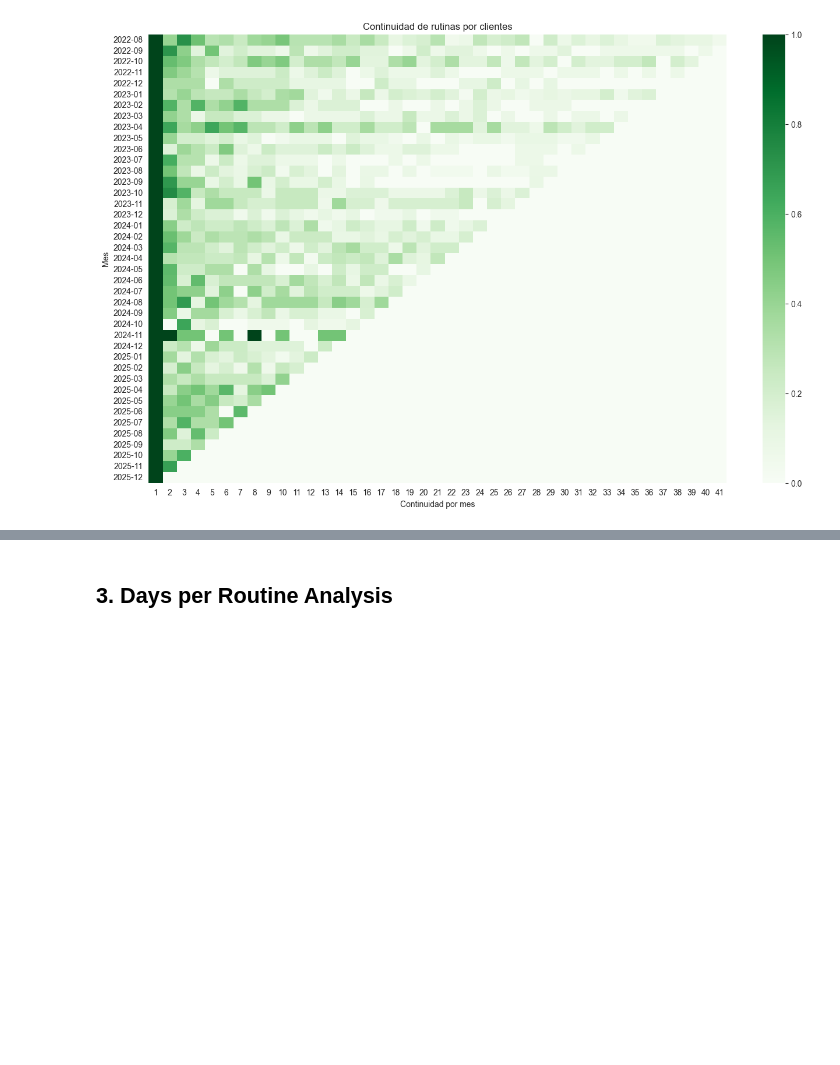
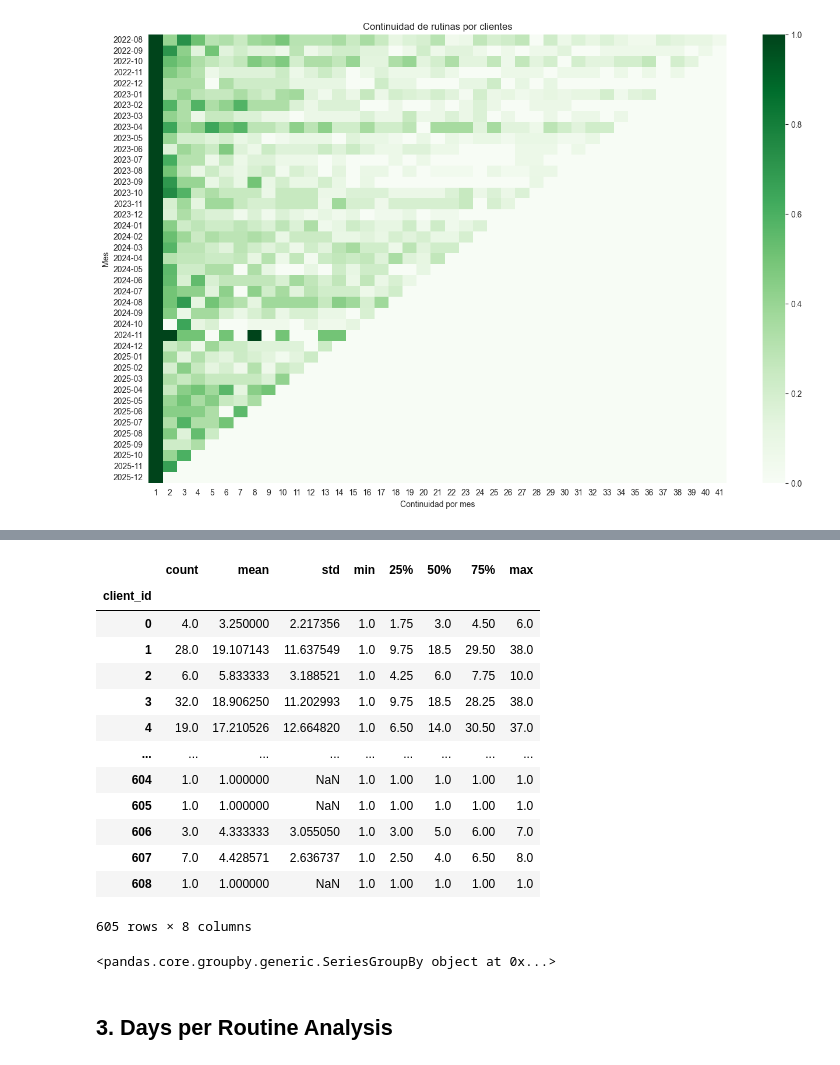
Before and after one commit to alejo-cuello/gym-clients, a Jupyter notebook: notebooks/02_eda_gym_routines_by_month.ipynb, the cells around one changed output, grey strips where cells are left out. Cells and saved outputs as stored; diff of their text form; code cells hidden in the pictures; blank space fills up the shorter version.

```diff
--- a/notebooks/02_eda_gym_routines_by_month.ipynb
+++ b/notebooks/02_eda_gym_routines_by_month.ipynb
@@ -73,3 +73,6 @@ Name: count, dtype: int64
 
 We will perform a cohort analysis to track client retention over time.
 A cohort is defined as a group of users who started their activity in the same month.
+# %%
+df['average_of_days_per_routine'] = df.groupby('client_id')['day'].transform('mean')
+df.sample(5)
@@ -214,3 +163,24 @@ plt.show()
+# %%
+df.groupby('client_id')['cohort_index'].describe()
+# %% [output]
+|  | count | mean | std | min | 25% | 50% | 75% | max |
+| client_id |  |  |  |  |  |  |  |  |
+| 0 | 4.0 | 3.250000 | 2.217356 | 1.0 | 1.75 | 3.0 | 4.50 | 6.0 |
+| 1 | 28.0 | 19.107143 | 11.637549 | 1.0 | 9.75 | 18.5 | 29.50 | 38.0 |
+| 2 | 6.0 | 5.833333 | 3.188521 | 1.0 | 4.25 | 6.0 | 7.75 | 10.0 |
+| 3 | 32.0 | 18.906250 | 11.202993 | 1.0 | 9.75 | 18.5 | 28.25 | 38.0 |
+| 4 | 19.0 | 17.210526 | 12.664820 | 1.0 | 6.50 | 14.0 | 30.50 | 37.0 |
+| ... | ... | ... | ... | ... | ... | ... | ... | ... |
+| 604 | 1.0 | 1.000000 | NaN | 1.0 | 1.00 | 1.0 | 1.00 | 1.0 |
+| 605 | 1.0 | 1.000000 | NaN | 1.0 | 1.00 | 1.0 | 1.00 | 1.0 |
+| 606 | 3.0 | 4.333333 | 3.055050 | 1.0 | 3.00 | 5.0 | 6.00 | 7.0 |
+| 607 | 7.0 | 4.428571 | 2.636737 | 1.0 | 2.50 | 4.0 | 6.50 | 8.0 |
+| 608 | 1.0 | 1.000000 | NaN | 1.0 | 1.00 | 1.0 | 1.00 | 1.0 |
+605 rows × 8 columns
+# %%
+df.groupby(['cohort_month', 'cohort_index'])['client_id']
+# %% [output]
+<pandas.core.groupby.generic.SeriesGroupBy object at 0x...>
 # %% [markdown]
 ## 3. Days per Routine Analysis
 # %%
```
Also changed, not shown: parts of 13 cells of this notebook.
